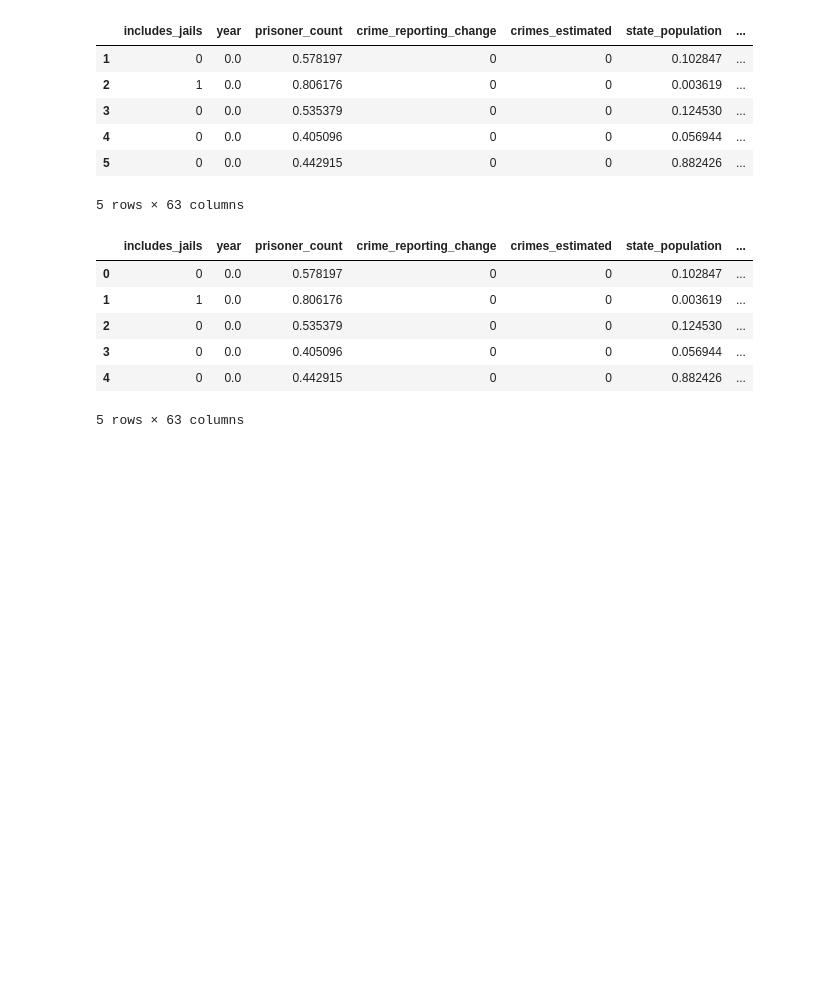
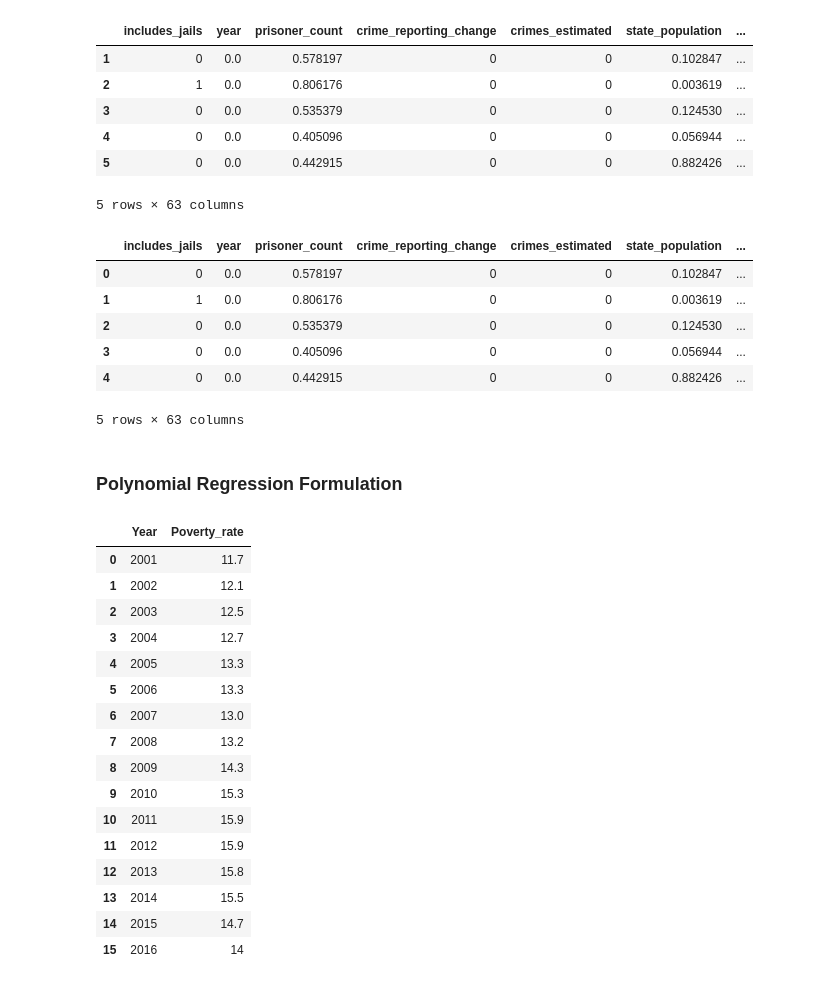
Before and after one commit to nahcn/ECS171-Project, a Jupyter notebook: data_management/CrimeAndIncarceration.ipynb, the cells around one changed output. Drawn from its saved outputs; the diff is of its cells as text; code cells hidden in the pictures; blank space fills up the shorter version.

```diff
--- a/data_management/CrimeAndIncarceration.ipynb
+++ b/data_management/CrimeAndIncarceration.ipynb
@@ -404,3 +405,36 @@ df2.head()
 | 3 | 0 | 0.0 | 0.405096 | 0 | 0 | 0.056944 | ... |
 | 4 | 0 | 0.0 | 0.442915 | 0 | 0 | 0.882426 | ... |
 5 rows × 63 columns
+# %% [markdown]
+### Polynomial Regression Formulation
+# %%
+# Reading in and cleaning data set indicating poverty rate per year in the US
+df_poverty_rate = pd.read_csv('../datasets/poverty_rate_per_year.csv')
+
+df_poverty_rate.rename(columns = {'DATE' : 'Year', 'PPAAUS00000A156NCEN' : 'Poverty_rate'}, inplace = True)
+df_poverty_rate = df_poverty_rate.drop(labels = range(0, 12), axis = 0)
+df_poverty_rate = df_poverty_rate.drop(labels = range(28, 31), axis = 0)
+df_poverty_rate = df_poverty_rate.reset_index(drop = True)
+df_poverty_rate['Year'] = df_poverty_rate['Year'].astype(str)
+df_poverty_rate['Year'] = df_poverty_rate['Year'].str.slice(0, 4, 1)
+df_poverty_rate['Year'] = df_poverty_rate['Year'].astype(int)
+
+df_poverty_rate
+# %% [output]
+|  | Year | Poverty_rate |
+| 0 | 2001 | 11.7 |
+| 1 | 2002 | 12.1 |
+| 2 | 2003 | 12.5 |
+| 3 | 2004 | 12.7 |
+| 4 | 2005 | 13.3 |
+| 5 | 2006 | 13.3 |
+| 6 | 2007 | 13.0 |
+| 7 | 2008 | 13.2 |
+| 8 | 2009 | 14.3 |
+| 9 | 2010 | 15.3 |
+| 10 | 2011 | 15.9 |
+| 11 | 2012 | 15.9 |
+| 12 | 2013 | 15.8 |
+| 13 | 2014 | 15.5 |
+| 14 | 2015 | 14.7 |
+| 15 | 2016 | 14 |
```
Also changed, not shown: parts of 7 cells of this notebook, 1 other file.
